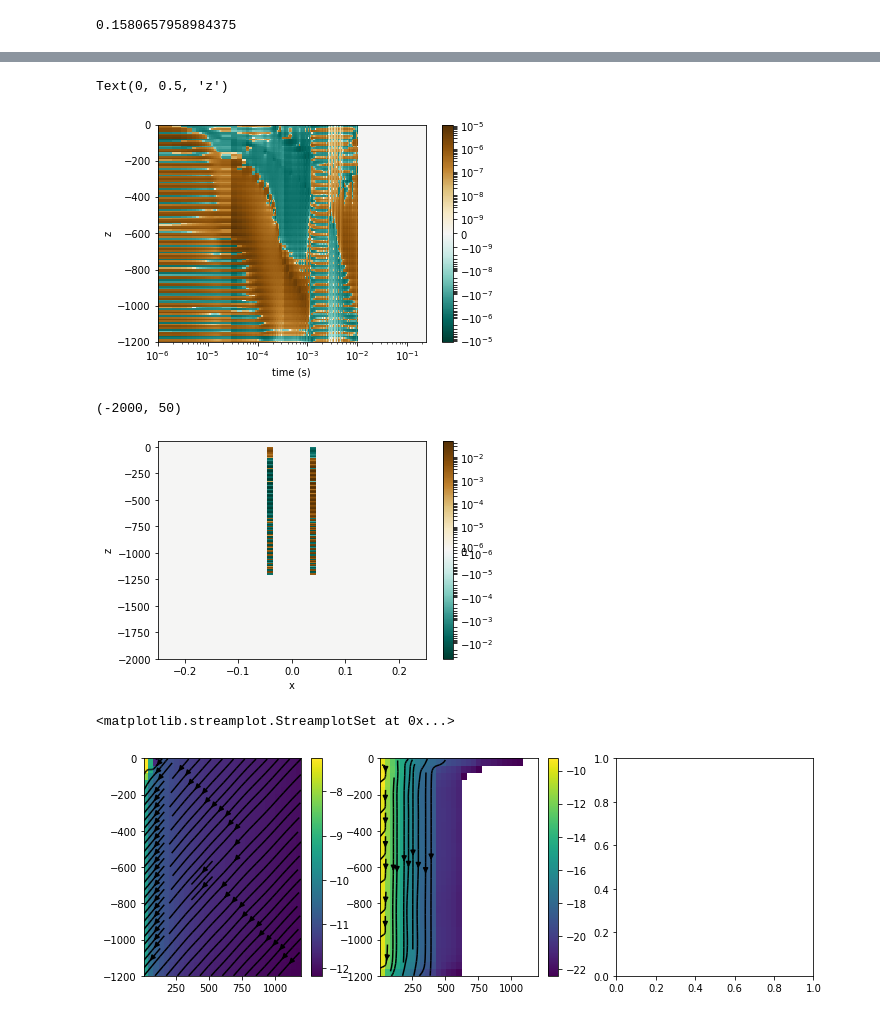
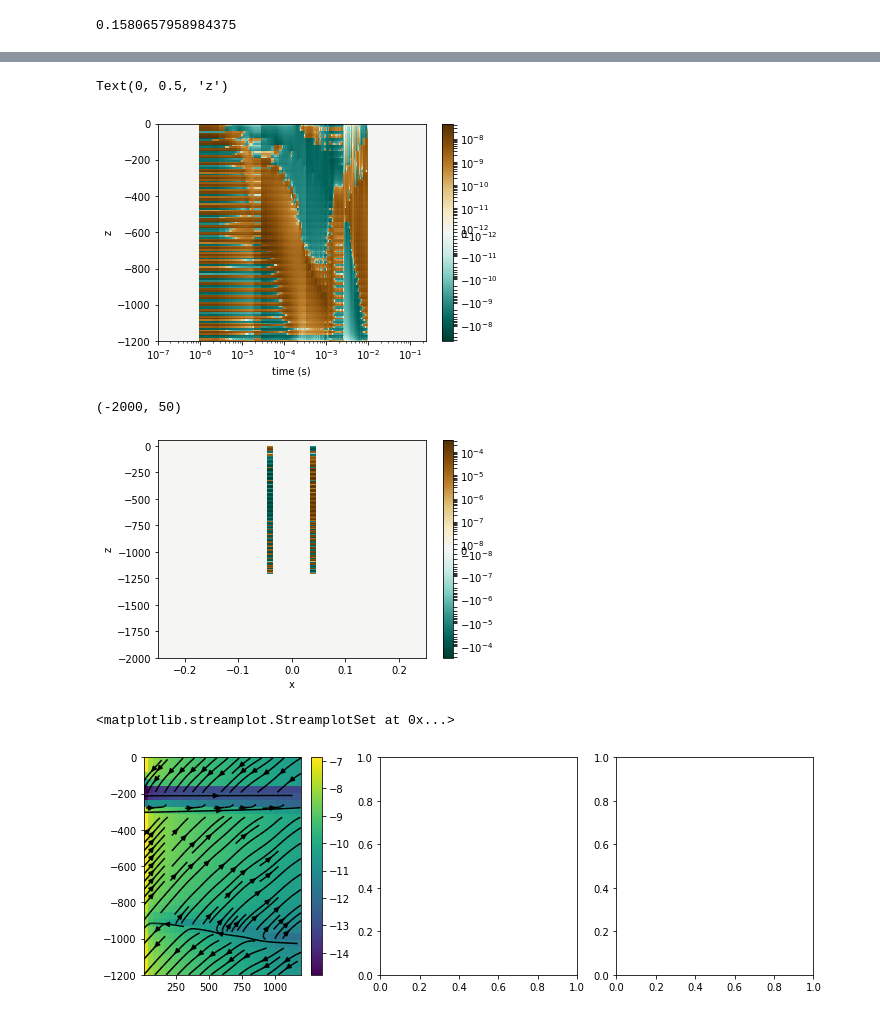
Before and after one commit to lheagy/heagy-2019-casing-ml, a Jupyter notebook: notebooks/pytorch_pipeline.ipynb, the cells around one changed output, grey strips where cells are left out. Drawn from its saved outputs; the diff is of its cells as text; code cells hidden in the pictures.

```diff
--- a/notebooks/pytorch_pipeline.ipynb
+++ b/notebooks/pytorch_pipeline.ipynb
@@ -628,7 +628,7 @@ Text(0.5, 1.0, 'source term, t=1.0e-02ms')
 # %% [markdown]
 # Set up ML pipeline
 # %%
-dtype = torch.float32
+dtype = torch.float64
 device = torch.device("cpu")
 # %%
 nspatial = 128
@@ -725,6 +725,6 @@ else:
     w = w.float()
 
 s0_scaling = 1e-5
-learning_rate = 20
+learning_rate = 1
 
 # optimizer = torch.optim.SGD(s0, lr=learning_rate)
@@ -737,10 +747,16 @@ def convert_to_torch_sparse(mat):
 
     # create pytorch sparse matrix
     i = torch.LongTensor(indices)
-    v = torch.FloatTensor(values)
+
+    if dtype == torch.float32:
+        v = torch.FloatTensor(values)
+    else:
+        v = torch.DoubleTensor(values)
     shape = mat.shape
 
-    mat_torch = torch.sparse.FloatTensor(i, v, torch.Size(shape))
+    if dtype == torch.float32:
+        return torch.sparse.FloatTensor(i, v, torch.Size(shape))
+    return torch.sparse.DoubleTensor(i, v, torch.Size(shape))
 # %%
 Dtime = discretize.utils.sdiag(1./sim.time_mesh.hx) * discretize.utils.ddx(sim.nT)
 Dtime_torch = convert_to_torch_sparse(Dtime)
@@ -750,9 +766,10 @@ Dz = discretize.utils.sdiag(1./np.diff(z_currents)) * discretize.utils.ddx(len(z
 Dz_torch = convert_to_torch_sparse(Dz)
 # %%
 # %%time
-max_iter = 20
+max_iter = 1
 beta = None
-beta_factor = 2
+beta_factor = 100
+# beta_cooling = 0.5
 
 alpha_s = 1e-4
 alpha_t = sim.time_mesh.hx.min()**2
@@ -763,7 +780,7 @@ s0 = torch.zeros(nspatial, ntimes, dtype=dtype, device=device, requires_grad=Tru
 if beta is None:
     s0_tmp = torch.randn(nspatial, ntimes, dtype=dtype, device=device, requires_grad=True)
     j_pred = forward(s0_scaling * s0_tmp)
-    dmisfit = 1./len(jd)*(w*(j_pred - jd)).pow(2).sum()
+    dmisfit = 1/len(jd) * (w*(j_pred - jd)).pow(2).sum()
     regularization = (
         alpha_s * s0_tmp.pow(2).sum() +
         alpha_t * Dtime_torch.mm(s0_tmp.T).pow(2).sum() +
@@ -774,9 +791,9 @@ if beta is None:
 for i in range(max_iter):
     s_iter = s0_scaling * s0
     j_pred = forward(s_iter)
-    dmisfit = 1./len(jd)*(w*(j_pred - jd)).pow(2).sum()
+    dmisfit = 1/len(jd) * (w*(j_pred - jd)).pow(2).sum()
     smallness = alpha_s * s0.pow(2).sum()
-    smooth_time = alpha_t *Dtime_torch.mm(s0.T).pow(2).sum()
+    smooth_time = alpha_t * Dtime_torch.mm(s0.T).pow(2).sum()
     smooth_depth = alpha_z * Dz_torch.mm(s0).pow(2).sum()
 
     regularization = (
@@ -786,6 +803,7 @@ for i in range(max_iter):
     )
 
     loss = dmisfit + beta * regularization
+
     print(
         f"iter {i}, "
         f"dmisfit: {dmisfit.item():1.4e}, "
@@ -806,4 +824,6 @@ for i in range(max_iter):
     with torch.no_grad():
         s0 -= learning_rate * s0.grad
         s0.grad.zero_()
+
+#     beta = beta_cooling * beta
 # %% [output]
@@ -822,12 +843,12 @@ norm = SymLogNorm(
 
 plt.colorbar(ax.pcolormesh(sim.times, z, plotme, cmap="BrBG_r", norm=norm), ax=ax)
 ax.set_xscale("log")
-ax.set_xlim(1e-6, sim.times.max())
+ax.set_xlim(1e-7, sim.times.max())
 ax.set_xlabel("time (s)")
 ax.set_ylabel("z")
 # %% [output]
 Text(0, 0.5, 'z')
-[figure, old version]
+[figure, new version]
 # %%
 # load up objects
 model, mesh, sim = load_trial(trial_directory)
@@ -856,7 +877,7 @@ ax.set_xlim(0.25*np.r_[-1, 1])
 ax.set_ylim(np.r_[-2000, 50])
 # %% [output]
 (-2000, 50)
-[figure, old version]
+[figure, new version]
 # %%
 x = np.load(f"{trial_directory}/x.npy")
 z = np.load(f"{trial_directory}/z.npy")
@@ -864,35 +885,36 @@ t = np.logspace(-6, -2, 128)
 
 nj = len(x) * len(z)
 # %%
-tind = 20
+tind = 90
 
 fig, ax = plt.subplots(1, 3, figsize=(12, 4))
 j_plot = j_pred.data.numpy()
 jx = j_plot[:nj*len(t)].reshape(len(x)*len(z), len(t), order="F")[:, tind]
 jz = j_plot[nj*len(t):].reshape(len(x)*len(z), len(t), order="F")[:, tind]
 
 jx = jx.reshape(len(x), len(z), order="F")
 jz = jz.reshape(len(x), len(z), order="F")
 j_amplitude = np.sqrt(jx**2 + jz**2)
 
 jtrue_x = jd_numpy[:nj*len(t)].reshape(len(x)*len(z), len(t), order="F")[:, tind]
 jtrue_z = jd_numpy[nj*len(t):].reshape(len(x)*len(z), len(t), order="F")[:, tind]
 jtrue_x = jtrue_x.reshape(len(x), len(z), order="F")
 jtrue_z = jtrue_z.reshape(len(x), len(z), order="F")
 jtrue_amplitude = np.sqrt(jtrue_x**2 + jtrue_z**2)
 
 # plot the true
 plt.colorbar(ax[0].pcolormesh(x, z, np.log10(jtrue_amplitude).T), ax=ax[0])
 ax[0].streamplot(x, z, jtrue_x.T, jtrue_z.T, color="k")
 
-# plot the estimated
-plt.colorbar(ax[1].pcolormesh(x, z, np.log10(j_amplitude).T), ax=ax[1])
-ax[1].streamplot(x, z, jx.T, jz.T, color="k")
+# # plot the estimated
+# plt.colorbar(ax[1].pcolormesh(x, z, np.log10(j_amplitude).T), ax=ax[1])
+# ax[1].streamplot(x, z, jx.T, jz.T, color="k")
+
 
 # plot the difference
 # %% [output]
 <matplotlib.streamplot.StreamplotSet at 0x...>
-[figure, old version]
+[figure, new version]
 # %%
 fig, ax = plt.subplots(1, 1)
 
```
Also changed, not shown: parts of 7 cells of this notebook, 2 other files.
